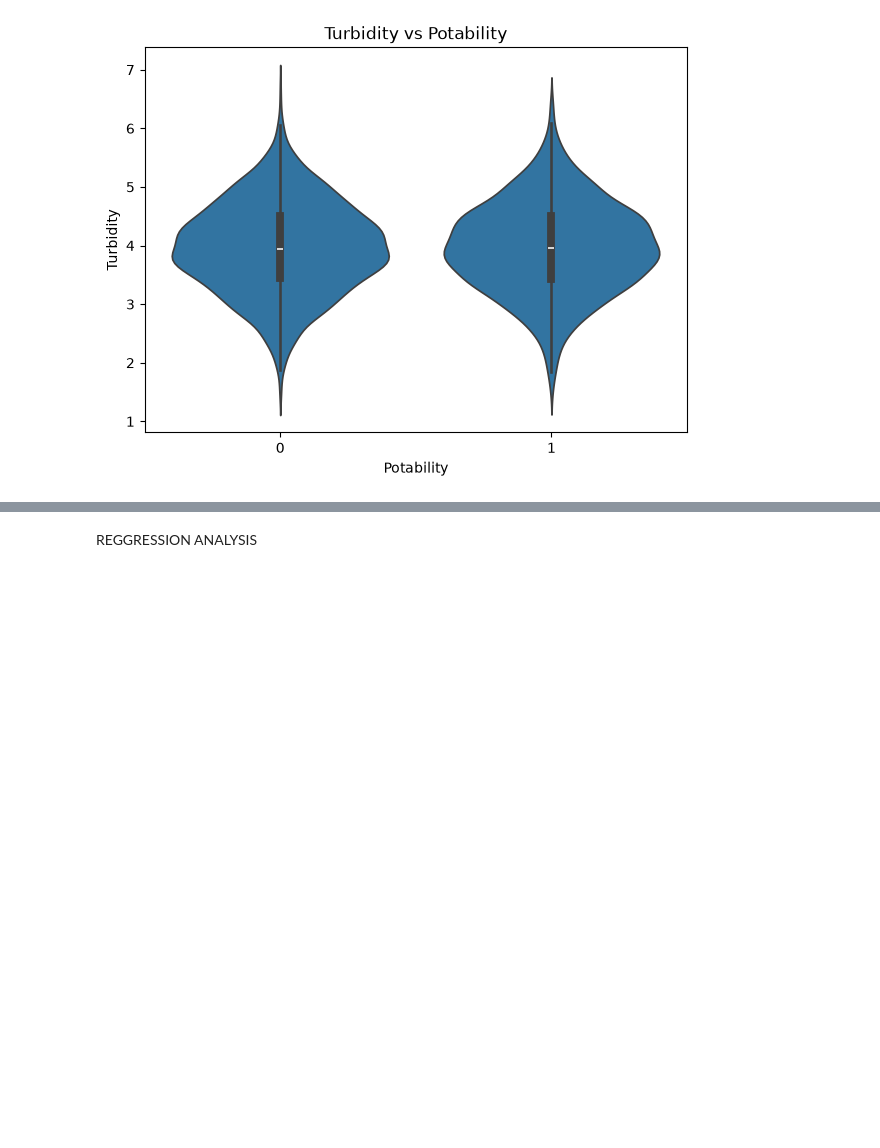
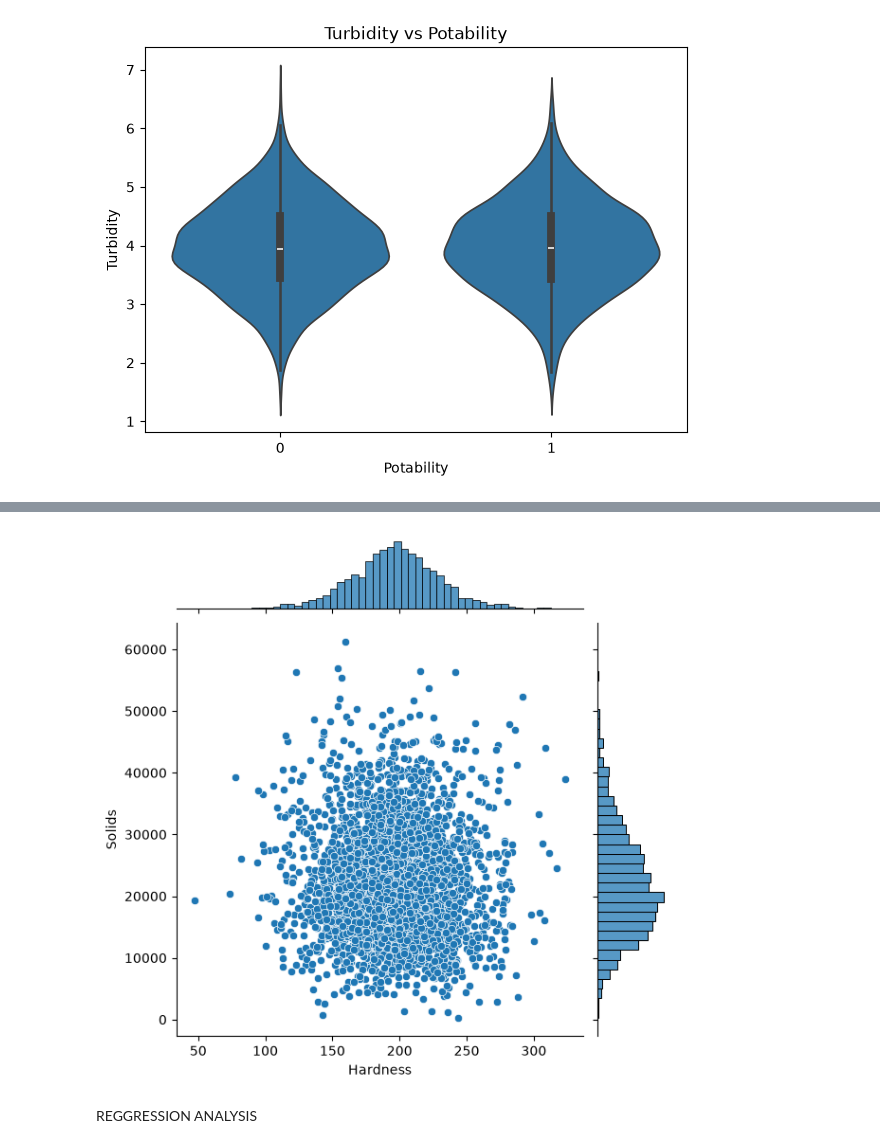
Before and after one commit to mehdiigouch/WATER-POTABILITY-USING-ML-PROJECT_V2, a Jupyter notebook: ANALYSIS/EDA.ipynb, the cells around one changed output, grey strips where cells are left out. Cells and saved outputs as stored; diff of their text form; code cells hidden in the pictures; blank space fills up the shorter version.

```diff
--- a/ANALYSIS/EDA.ipynb
+++ b/ANALYSIS/EDA.ipynb
@@ -500,2 +566,12 @@ for feature in features:
+# %%
+sns.jointplot(
+    data=df,
+    x="Hardness",
+    y="Solids"
+)
+
+plt.show()
+# %% [output]
+[figure, added]
 # %% [markdown]
 REGGRESSION ANALYSIS
```
Also changed, not shown: parts of 9 cells of this notebook.
